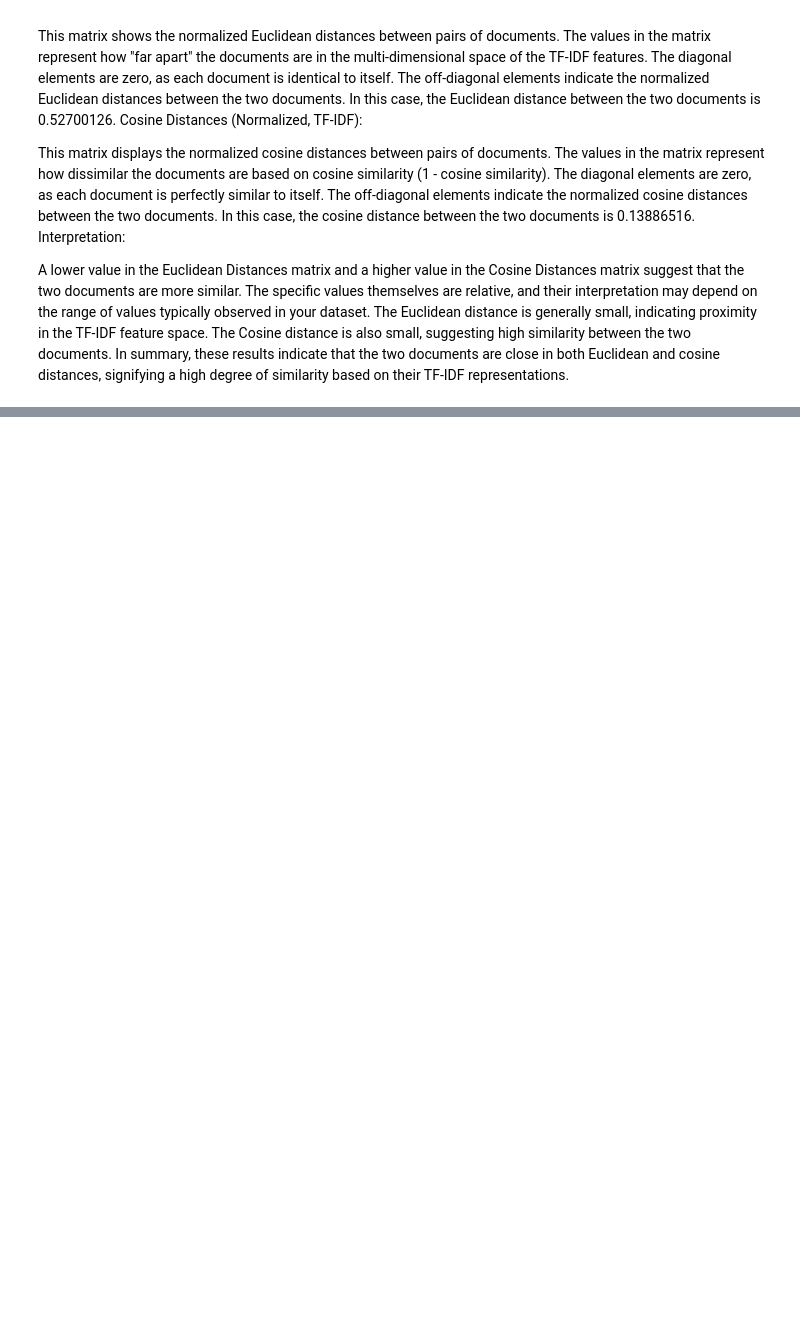
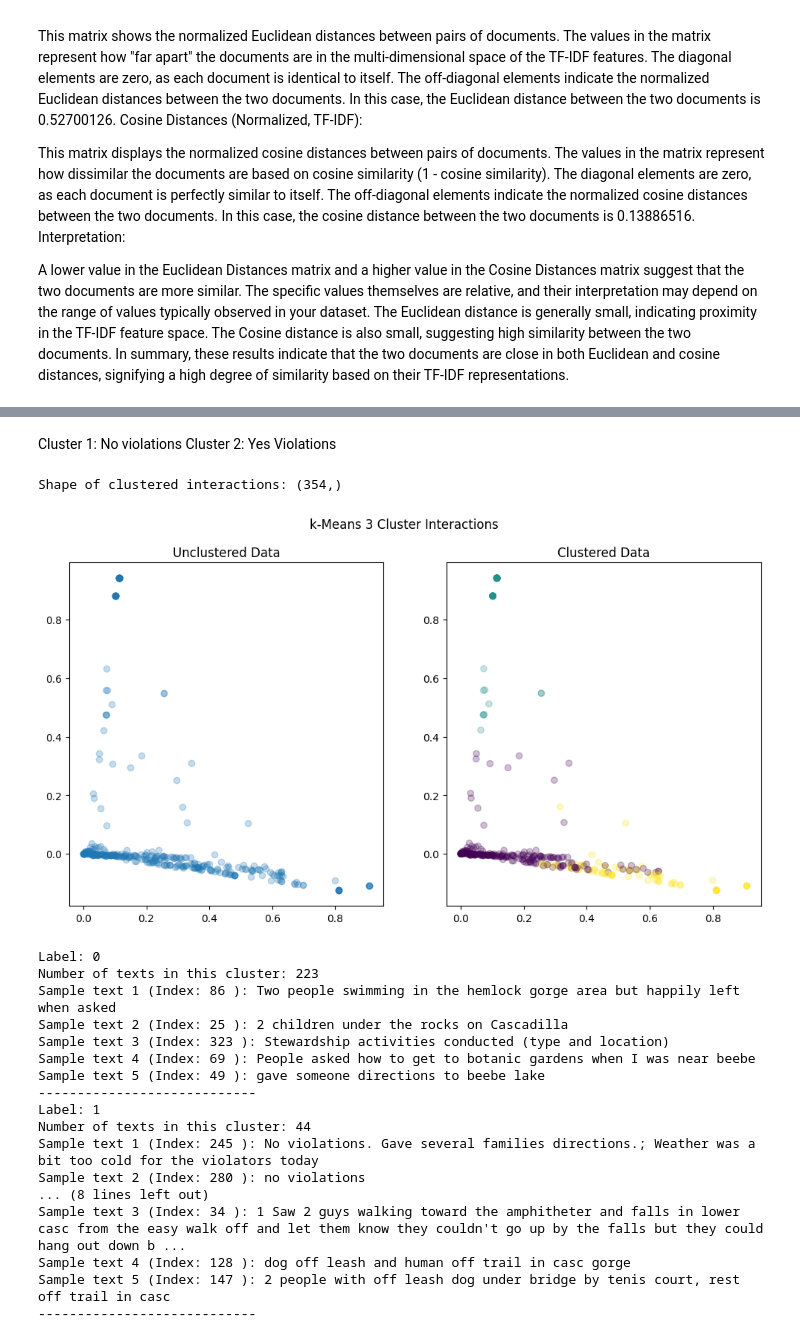
Before and after one commit to Ming-DeMers/cornell-gorges, a Jupyter notebook: Gorges_Analysis_INFO_3350_Final.ipynb, the cells around one changed output, grey strips where cells are left out. Drawn from its saved outputs; the diff is of its cells as text; code cells hidden in the pictures; blank space fills up the shorter version.

```diff
--- a/Gorges_Analysis_INFO_3350_Final.ipynb
+++ b/Gorges_Analysis_INFO_3350_Final.ipynb
@@ -447,0 +555,37 @@ print(steward_log[1])
+# %% [markdown]
+Cluster 1: No violations
+Cluster 2: Yes Violations
+# %%
+# k-Means clustering with n_clusters = 3
+inter = []
+for interaction in interactions:
+  inter.append(interaction['msg'])
+
+inter_vectors = tfidf_vectorizer.fit_transform(inter)
+
+
+inter_pred_3 = KMeans(n_clusters=3, n_init='auto').fit_predict(inter_vectors)
+print("Shape of clustered interactions:", inter_pred_3.shape)
+plot_compare(inter_tokens, inter_pred_3, "k-Means 3 Cluster Interactions", alpha = 0.25)
+
+pull_samples(inter, inter_pred_3, 5)
+# %% [output]
+Shape of clustered interactions: (354,)
+[figure, added]
+Label: 0
+Number of texts in this cluster: 223
+Sample text 1 (Index: 86 ): Two people swimming in the hemlock gorge area but happily left when asked
+Sample text 2 (Index: 25 ): 2 children under the rocks on Cascadilla
+Sample text 3 (Index: 323 ): Stewardship activities conducted (type and location)
+Sample text 4 (Index: 69 ): People asked how to get to botanic gardens when I was near beebe
+Sample text 5 (Index: 49 ): gave someone directions to beebe lake
+----------------------------
+Label: 1
+Number of texts in this cluster: 44
+Sample text 1 (Index: 245 ): No violations. Gave several families directions.; Weather was a bit too cold for the violators today
+Sample text 2 (Index: 280 ): no violations
+... (8 lines left out)
+Sample text 3 (Index: 34 ): 1 Saw 2 guys walking toward the amphitheter and falls in lower casc from the easy walk off and let them know they couldn't go up by the falls but they could hang out down b ...
+Sample text 4 (Index: 128 ): dog off leash and human off trail in casc gorge
+Sample text 5 (Index: 147 ): 2 people with off leash dog under bridge by tenis court, rest off trail in casc
+----------------------------
```
Also changed, not shown: parts of 22 cells of this notebook.
